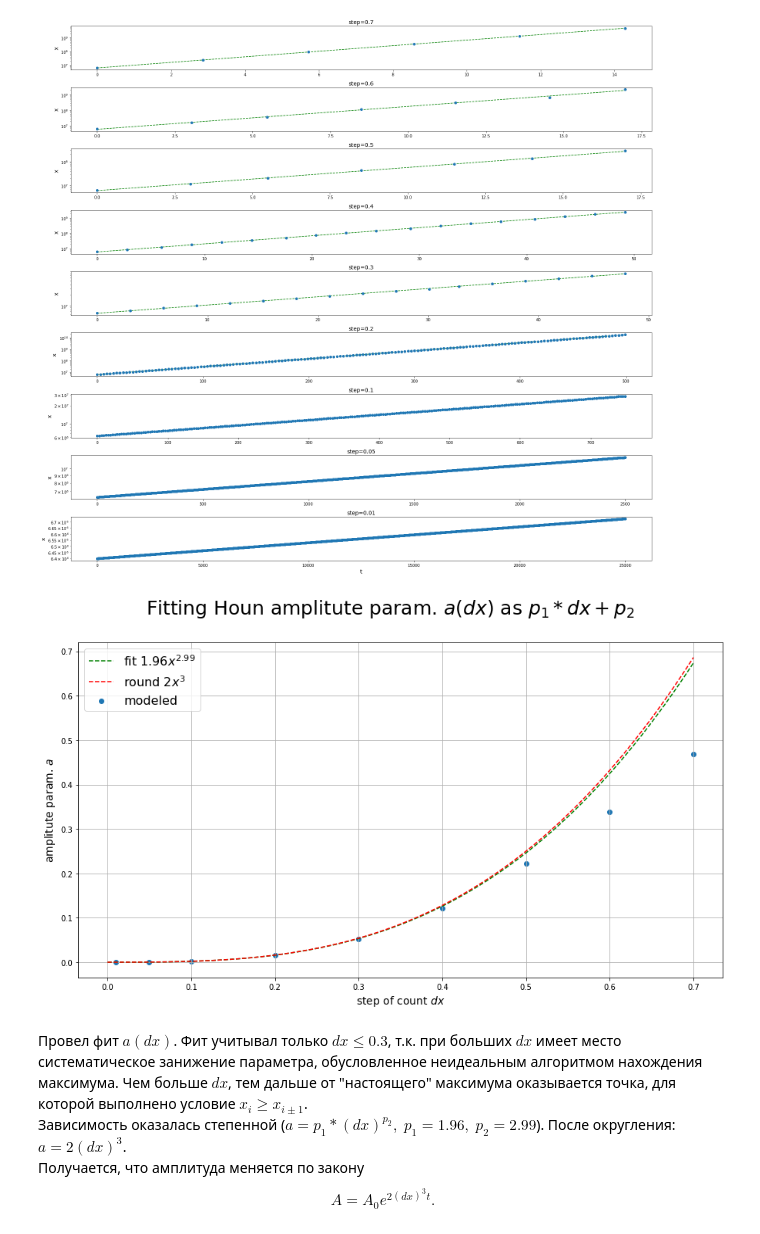
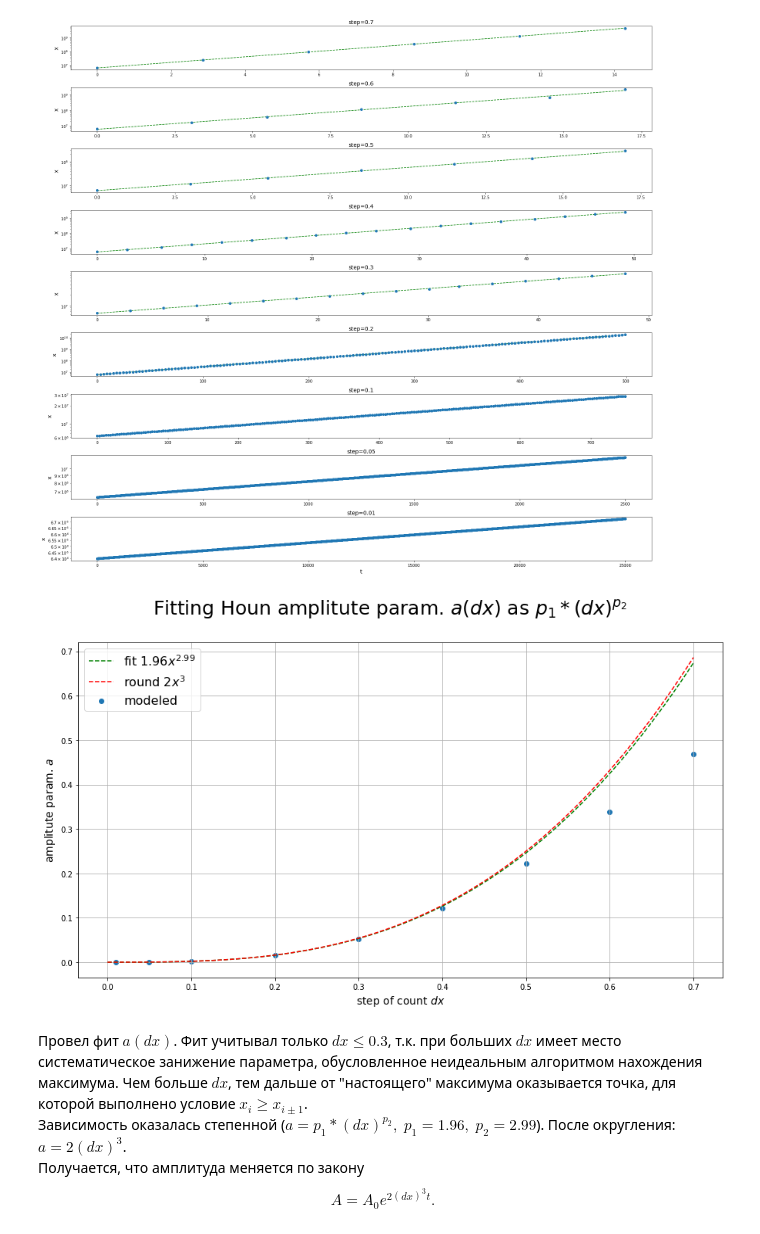
Before and after one commit to GintGld/modeling_MIPT, a Jupyter notebook: wk3/gr.ipynb, the cells around one changed output. Drawn from its saved outputs; the diff is of its cells as text; code cells hidden in the pictures.

```diff
--- a/wk3/gr.ipynb
+++ b/wk3/gr.ipynb
@@ -314,26 +314,26 @@ plt.show()
 # %%
 fig, ax = plt.subplots()
 fig.set_size_inches(15, 8)
-fig.suptitle('Fitting Houn amplitute param. $a(dx)$ as $p_1*dx+p_2$', fontsize=25)
+fig.suptitle('Fitting Houn amplitute param. $a(dx)$ as $p_1*(dx)^{p_2}$', fontsize=25)
 
 k = np.zeros((len(func), 2), dtype='float')
 for i in range(len(func)):
     k[i] = np.array([df[i].dx[0], func[i](1)-func[i](0)])
 
 ax.scatter(k[:,0], k[:,1], label='modeled')
 p = np.polyfit(np.log(k[4:,0]), np.log(k[4:,1]), deg=1)
 f = lambda x: np.exp(p[1])*x**p[0]
 t = np.linspace(0, max(k[:,0]), 1000)
 ax.plot(t, f(t), '--', c='green', label='fit $1.96 x^{2.99}$')
 ax.plot(t, 2*t**3, '--', c='red', label='round $2x^3$')
 
 ax.legend(fontsize=16, loc='best')
 ax.set_ylabel('amplitute param. $a$', fontsize=14)
 ax.set_xlabel('step of count $dx$', fontsize=14)
 plt.grid(True)
 plt.show()
 # %% [output]
-[figure, old version]
+[figure, new version]
 # %% [markdown]
 Провел фит $a(dx)$. Фит учитывал только $dx \leq 0.3$, т.к. при больших $dx$ имеет место систематическое занижение параметра, обусловленное неидеальным алгоритмом нахождения максимума. Чем больше $dx$, тем дальше от "настоящего" максимума оказывается точка, для которой выполнено условие $x_i \geq x_{i \pm 1}$.
 Зависимость оказалась степенной ($a = p_1 * (dx)^{p_2}, \;p_1 = 1.96, \;p_2 = 2.99$). После округления: $a = 2(dx)^3$.
```
Also changed, not shown: parts of 2 cells of this notebook.
